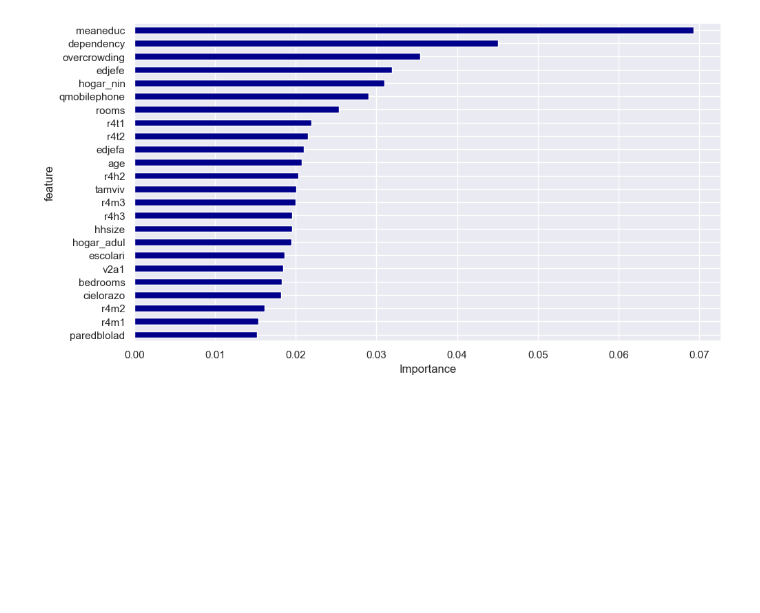
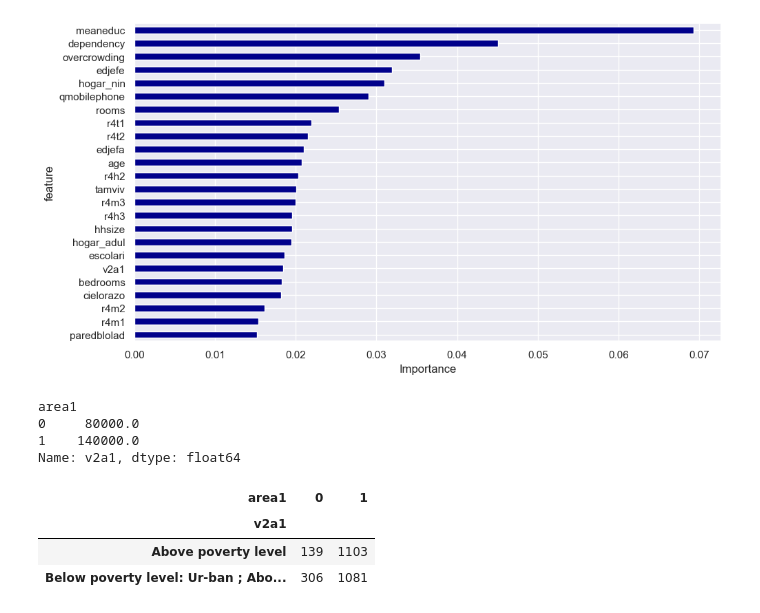
Before and after one commit to JohnTan38/Project-Income, a Jupyter notebook: Income Qualification.ipynb, the cells around one changed output. Saved outputs shown, nothing was run; the diff lists cells and outputs as text; code cells hidden in the pictures; blank space fills up the shorter version.

```diff
--- a/Income Qualification.ipynb
+++ b/Income Qualification.ipynb
@@ -701,6 +701,34 @@ plt.xlabel('Importance')
 # %% [output]
 Text(0.5, 0, 'Importance')
 [figure]
+# %%
+Poverty_level = df_train[df_train['v2a1'] !=0]
+poverty_level = Poverty_level.groupby('area1')['v2a1'].apply(np.median)
+print(poverty_level)
+
+def povert(x):
+    if x<8000:
+        return('Below poverty level') #below poverty level paying rent < 8000
+
+    elif x>140000:
+        return('Above poverty level') #below poverty level paying rent > 140000
+    elif x<140000:
+        return('Below poverty level: Urban ; Above poverty level : Rural ')
+
+c = Poverty_level['v2a1'].apply(povert)
+pd.crosstab(c, Poverty_level['area1'])
+#1242 below poverty level both rural and urban
+#rural above poverty level = 445
+#urban above poverty level = 1103, below poverty level = 1081
+# %% [output]
+area1
+0     80000.0
+1    140000.0
+Name: v2a1, dtype: float64
+| area1 | 0 | 1 |
+| v2a1 |  |  |
+| Above poverty level | 139 | 1103 |
+| Below poverty level: Ur-ban ; Abo... | 306 | 1081 |
 # %%
 #https://www.kaggle.com/code/masditechblog/income-qualification-prediction/notebook
 #https://github.com/JogeshDhiman/Income-Qualification-Project/blob/master/Income%20Qualification.ipynb
```
